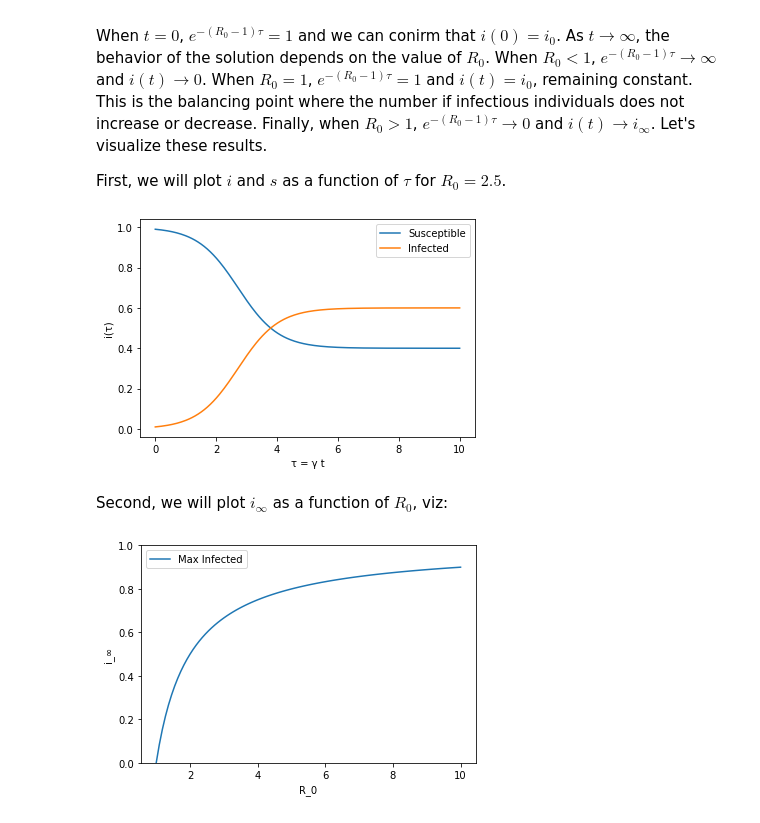
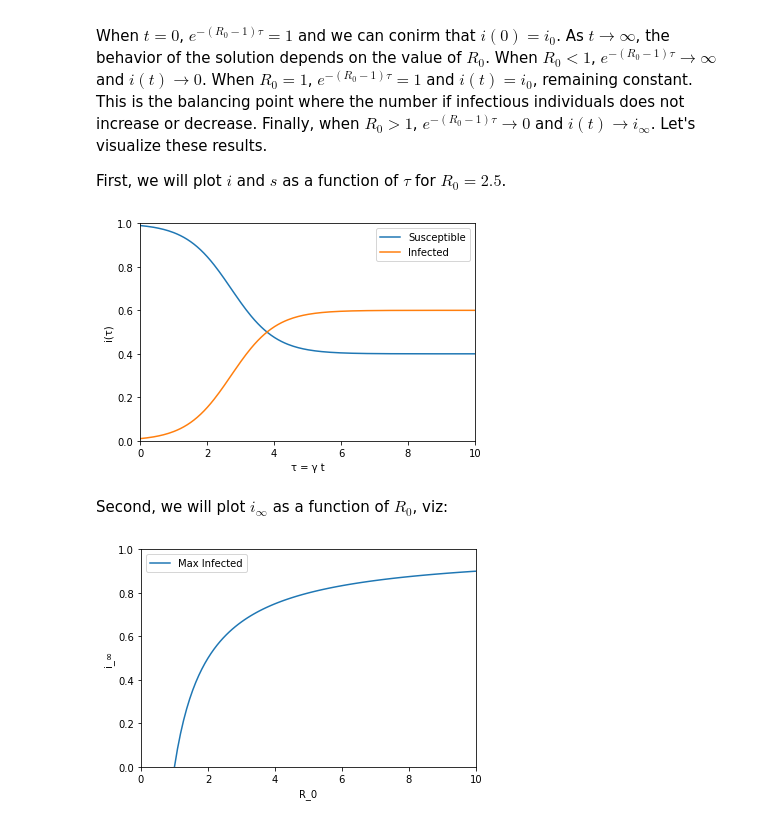
Before and after one commit to fcantelmi/morning-bytes, a Jupyter notebook: sirmodel/sirmodel.ipynb, the cells around one changed output. Cells and saved outputs as stored; diff of their text form; code cells hidden in the pictures.

```diff
--- a/sirmodel/sirmodel.ipynb
+++ b/sirmodel/sirmodel.ipynb
@@ -250,27 +254,29 @@ First, we will plot $i$ and $s$ as a function of $\tau$ for $R_0 = 2.5$.
 # %%
 import matplotlib.pyplot as plt
 import numpy as np
 
 
 def sis_model_infectious(tau, i_0, R_0):
     i_infty = 1.0 - (1.0 / R_0)
     exponent = - (R_0 - 1) * tau
 
     return i_0 * i_infty / (i_0 + (i_infty - i_0) * np.exp(exponent))
 
 
 i_0 = 0.01
 s_0 = 1 - i_0
 R_0 = 2.5
 tau = np.linspace(0, 10, 200)
 plt.plot(tau, 1 - sis_model_infectious(tau, i_0, R_0), label='Susceptible')
 plt.plot(tau, 0 + sis_model_infectious(tau, i_0, R_0), label='Infected')
 plt.xlabel("\u03C4 = \u03B3 t")
 plt.ylabel('i(\u03C4)')
+plt.xlim((0,10))
+plt.ylim((0,1))
 plt.legend()
 plt.show()
 # %% [output]
-[figure, old version]
+[figure, new version]
 # %% [markdown]
 Second, we will plot $i_\infty$ as a function of $R_0$, viz:
 # %%
@@ -281,8 +287,9 @@ R_0 = np.linspace(1, 10, 100)
 plt.plot(R_0, 1 - 1/R_0, label='Max Infected')
 plt.xlabel("R_0")
 plt.ylabel('i_\u221e')
+plt.xlim((0,10))
 plt.ylim((0,1))
 plt.legend()
 plt.show()
 # %% [output]
-[figure, old version]
+[figure, new version]
```
Also changed, not shown: parts of 6 cells of this notebook.
